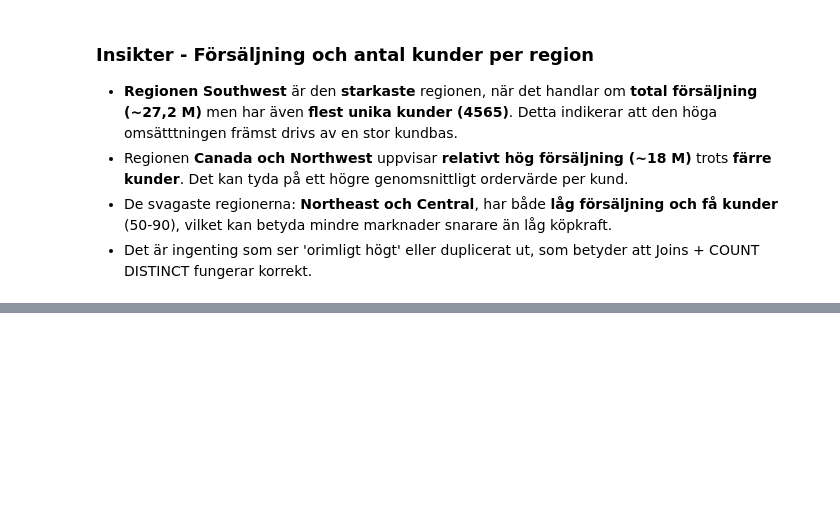
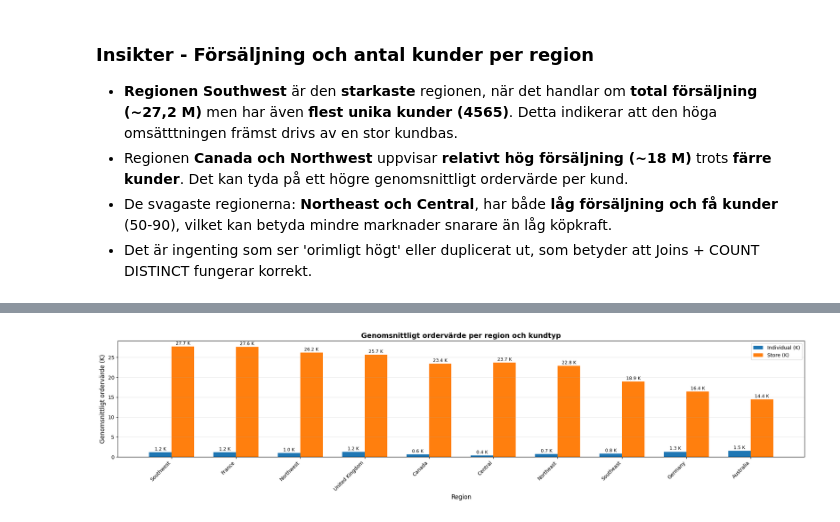
Before and after one commit to KataBeh/adventureworks-analys, a Jupyter notebook: notebooks/analys.ipynb, the cells around one changed output, grey strips where cells are left out. Cells and saved outputs as stored; diff of their text form; code cells hidden in the pictures; blank space fills up the shorter version.

```diff
--- a/notebooks/analys.ipynb
+++ b/notebooks/analys.ipynb
@@ -439,0 +507,36 @@ plt.show()
+# %%
+take = df_vis7[["RegionName", "CustomerType", "AvgOrderValue"]].dropna().copy()
+
+pivot = take.pivot(index = "RegionName", columns = "CustomerType", values = "AvgOrderValue")
+pivot = pivot.fillna(0)                                                                         # ifall någon region saknar typ
+pivot["TotalAvg"] = pivot.sum(axis=1)
+pivot = pivot.sort_values("TotalAvg", ascending = False)                                        # stora regioner efter högst genomsnitt (store + individual)
+pivot = pivot.drop(columns = "TotalAvg")
+
+pivot_k = pivot / 1000                                                                          # skala till k (tusen)
+
+fig, ax = plt.subplots(figsize= (20, 5))
+idx = np.arange(len(pivot_k))
+width = 0.35
+
+bars_ind = ax.bar(idx - width/2, pivot_k.get("Individual", 0), width= width, label="Individual (K)")
+bars_store = ax.bar(idx + width/2, pivot_k.get("Store", 0), width= width, label= "Store (K)")
+
+ax.set_xticks(idx)
+ax.set_xticklabels(pivot_k.index, rotation=45, ha="right")
+ax.set_title("Genomsnittligt ordervärde per region och kundtyp", fontsize = 14, fontweight = "bold")
+ax.set_xlabel("Region", fontsize = 12)
+ax.set_ylabel("Genomsnittligt ordervärde (K)", fontsize = 12)
+ax.grid(True, axis="y", alpha = 0.3)
+ax.legend()
+
+# fixar siffror ovanpå staplar:
+for bars in [bars_ind, bars_store]:
+    for b in bars:
+        h = b.get_height()
+        ax.text(b.get_x() + b.get_width()/2, h + 0.2, f"{h:.1f} K", ha = "center", va = "bottom", fontsize = 9)
+
+plt.tight_layout()
+plt.show()
+# %% [output]
+[figure, added]
```
Also changed, not shown: parts of 3 cells of this notebook, 1 other file.
